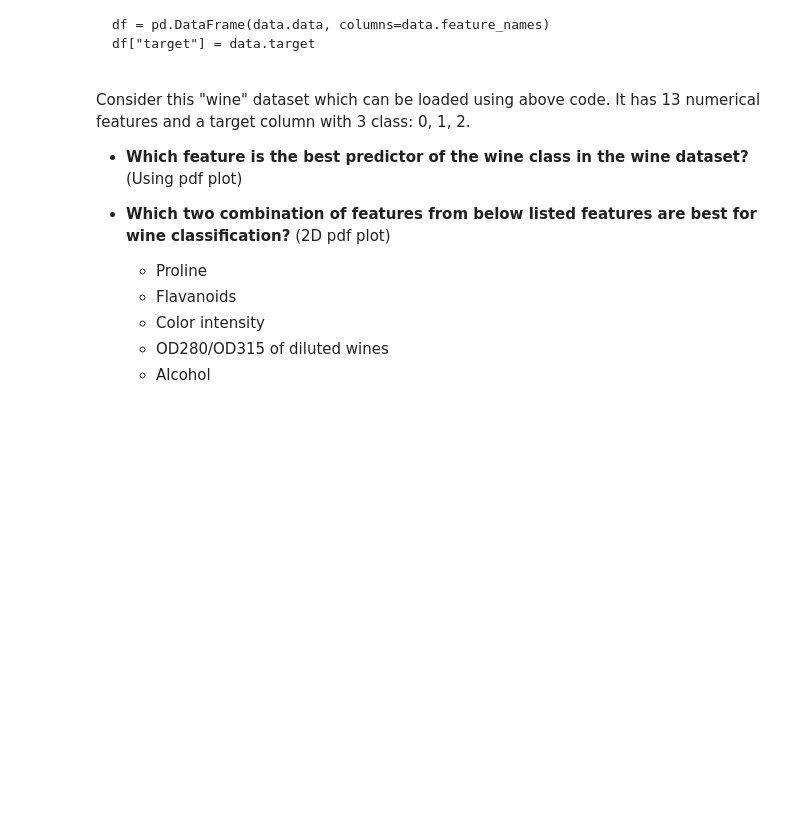
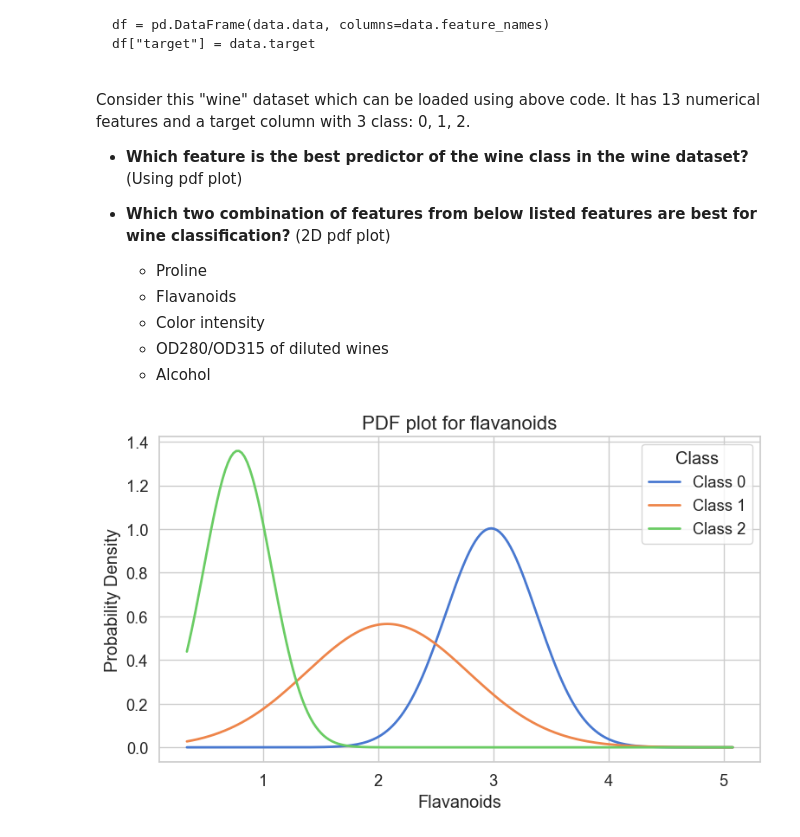
Before and after one commit to BhautikVekariya21/dsc, a Jupyter notebook: stats/task41.ipynb, the cells around one changed output. Drawn from its saved outputs; the diff is of its cells as text; code cells hidden in the pictures; blank space fills up the shorter version.

```diff
--- a/stats/task41.ipynb
+++ b/stats/task41.ipynb
@@ -51,3 +456,42 @@ Consider this "wine" dataset which can be loaded using above code. It has 13 num
     * Color intensity
     * OD280/OD315 of diluted wines
     * Alcohol
+# %%
+# %pip install scikit-learn matplotlib scipy pandas seaborn
+
+import numpy as np
+import matplotlib.pyplot as plt
+import seaborn as sns
+from scipy.stats import norm
+from sklearn.datasets import load_wine
+import pandas as pd
+
+# Set seaborn style
+sns.set(style="whitegrid", palette="muted", font_scale=1.2)
+
+# Load data
+data = load_wine()
+df = pd.DataFrame(data.data, columns=data.feature_names)
+df["target"] = data.target
+
+feature = "flavanoids"
+x = np.linspace(df[feature].min(), df[feature].max(), 200)
+
+# Create figure
+plt.figure(figsize=(8,5))
+
+# Plot PDFs for each class
+for cls in df["target"].unique():
+    mu = df.loc[df["target"] == cls, feature].mean()
+    sigma = df.loc[df["target"] == cls, feature].std()
+    pdf = norm.pdf(x, mu, sigma)
+    sns.lineplot(x=x, y=pdf, label=f"Class {cls}", linewidth=2)
+
+plt.title(f"PDF plot for {feature}", fontsize=16)
+plt.xlabel(feature.capitalize())
+plt.ylabel("Probability Density")
+plt.legend(title="Class")
+plt.tight_layout()
+plt.show()
+# %% [output]
+[figure, added]
```
Also changed, not shown: parts of 3 cells of this notebook.
